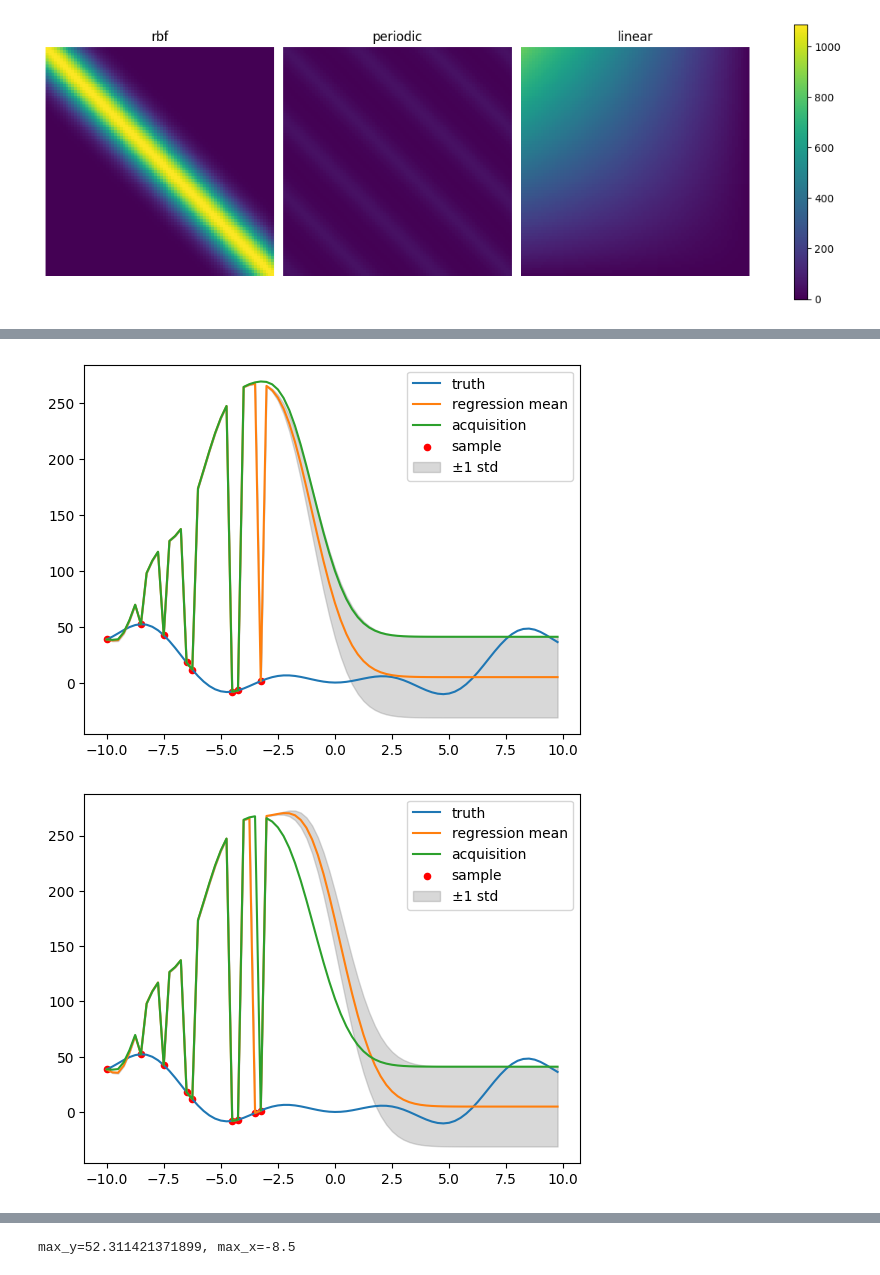
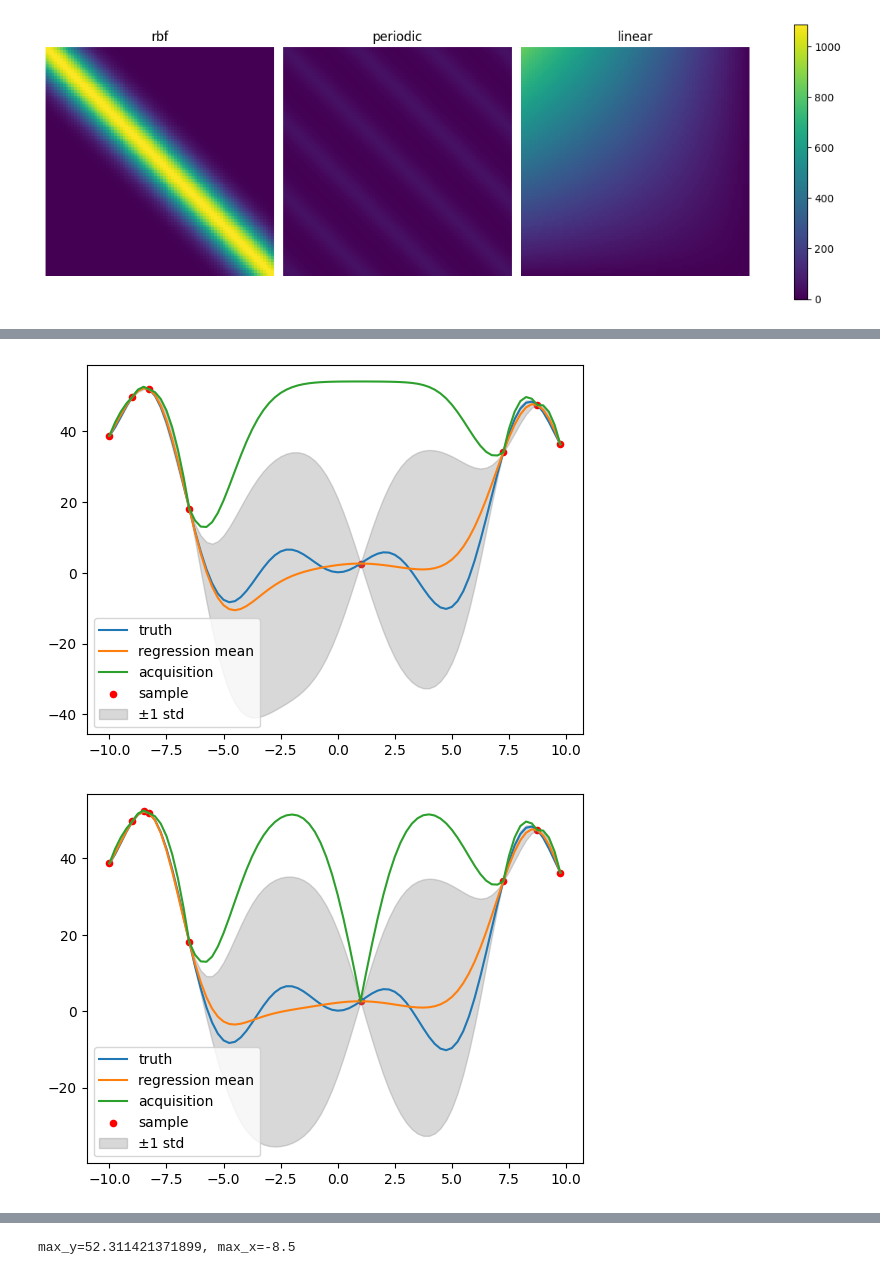
Before and after one commit to jumbojets/gaussian-process-regression, a Jupyter notebook: gpr.ipynb, the cells around one changed output, grey strips where cells are left out. Cells and saved outputs as stored; diff of their text form; code cells hidden in the pictures.

```diff
--- a/gpr.ipynb
+++ b/gpr.ipynb
@@ -14,7 +14,7 @@ grid = np.arange(-10, 10, 0.25)
 grid_len = len(grid)
 y = f(grid)
 
-train_idx = [3, 20, 40, 60, 70]
+train_idx = [0, 20, 40, 60, 70]
 train_x = np.array([grid[i] for i in train_idx])
 train_y = sample(train_x)
 
@@ -120,6 +120,7 @@ def update_gp(mean, covariance, train_idx, train_y, sample_var=0):
     mean = drag_vector(mean, from_idx, to_idx, axis=0)
     covariance = drag_vector(covariance, from_idx, to_idx, axis=0)
     covariance = drag_vector(covariance, from_idx, to_idx, axis=1)
+  train_mean = mean[:n_train]
   test_mean = mean[n_train:]
   train_cov = covariance[:n_train, :n_train] + (sample_var ** 2 * np.identity(n_train))
   test_cov = covariance[n_train:, n_train:]
@@ -127,7 +128,7 @@ def update_gp(mean, covariance, train_idx, train_y, sample_var=0):
   '''compute mean and covariance (this is the most mathy part)
   '''
   train_y = train_y + np.random.normal(scale=sample_var, size=train_y.shape)
-  new_test_mean = test_mean + tt_cov.T @ inv(train_cov) @ train_y
+  new_test_mean = test_mean + tt_cov.T @ inv(train_cov) @ (train_y - train_mean)
   new_test_cov = test_cov - tt_cov.T @ inv(train_cov) @ tt_cov
   '''shuffle back from blocks into originally-sized matrixes
   '''
@@ -158,27 +159,23 @@ plt.show()
 # %%
 '''Bayesian optimization
 '''
-
-'''Acquisition functions
-'''
-def expected_improvement(mean, covariance): pass
 
 def upper_confidence_bound(l=1): return lambda mean, cov: mean + l * np.sqrt(cov.diagonal())
 
 def bayopt_max(fopt, prior_mean, prior_covariance, acquisition_fn, n_samples=5, debug=False):
   mean, covariance = prior_mean, prior_covariance
   max_y, max_idx = -inf, 0
-  if debug: samples_x = samples_y = []
+  samples_idx = samples_y = []
   for _ in range(n_samples):
     acq = acquisition_fn(mean, covariance)
     sample_idx = np.argmax(acq)
     sample_y = fopt[sample_idx]
     if sample_y > max_y: max_y, max_idx = sample_y, sample_idx
     mean, covariance = update_gp(mean, covariance, [sample_idx], np.array([sample_y]), 0)
-    # print(mean)
+    samples_idx = np.append(samples_idx, sample_idx)
+    samples_y = np.append(samples_y, sample_y)
     if debug:
-      samples_x = np.append(samples_x, sample_idx * 0.25 - 10)
-      samples_y = np.append(samples_y, sample_y)
+      samples_x = samples_idx * 0.25 - 10
       stddevp = np.sqrt(covariance.diagonal())
       upper = mean + stddevp
       lower = mean - stddevp
@@ -192,9 +189,9 @@ def bayopt_max(fopt, prior_mean, prior_covariance, acquisition_fn, n_samples=5,
   return max_y.item(), grid[max_idx].item()
 # %%
 fopt = (lambda x: 3 * np.sin(x) * x - np.pow(x - 2, 3) / 60 + np.pow(x + 1, 4) / 250)(grid)
-prior_mean = np.zeros_like(grid) + 5
+prior_mean = np.zeros_like(grid)
 prior_variance = combine_kernels(gen_rbf(grid_len, sigma=130, l=5), gen_periodic(grid_len, sigma=10, l=0.8, p=1))
-acquisition_fn = upper_confidence_bound(1) # expected improvement
+acquisition_fn = upper_confidence_bound(1.5)
 n_samples = 10
 debug = True
 
@@ -216,2 +213,2 @@ print(f"{max_y=}, {max_x=}")
-[figure, old version]
+[figure, new version]
-[figure, old version]
+[figure, new version]
```
Also changed, not shown: parts of 5 cells of this notebook.
